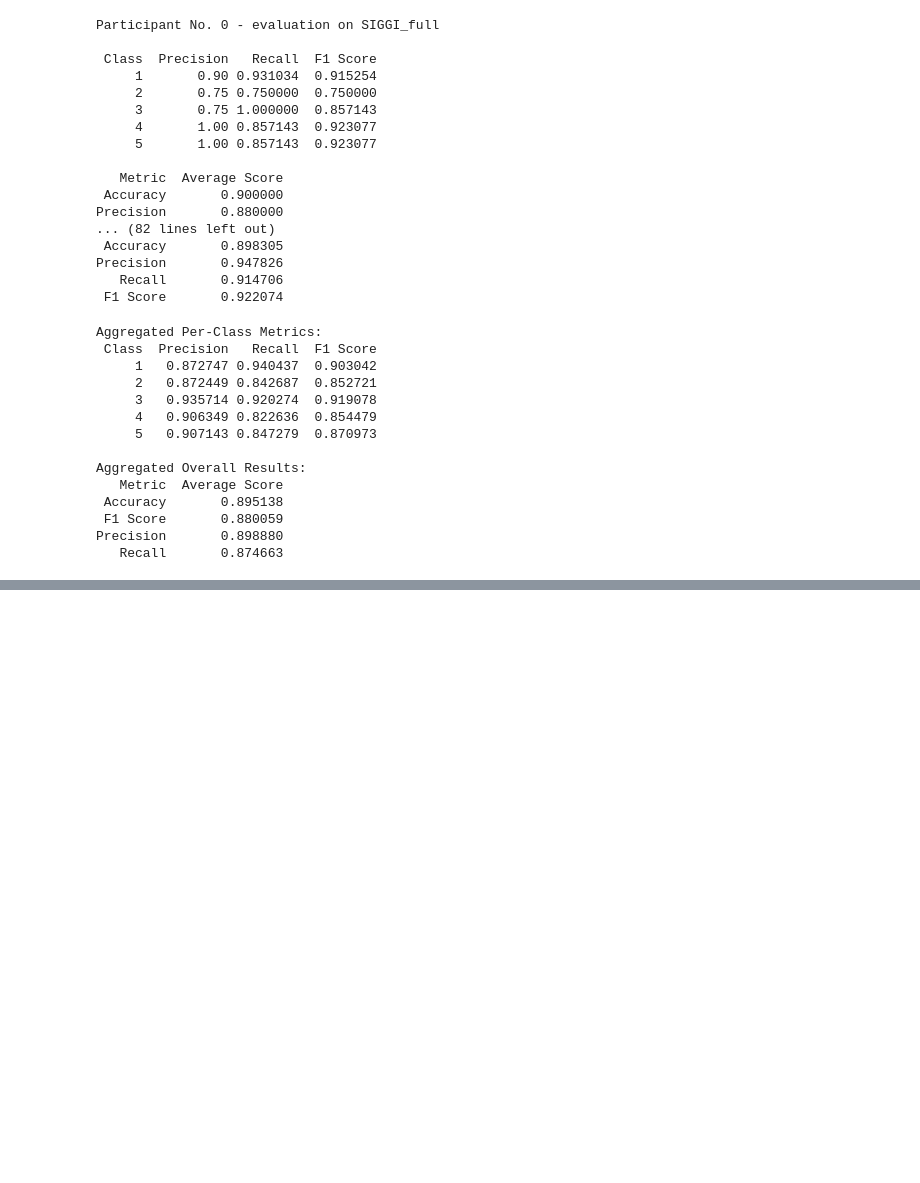
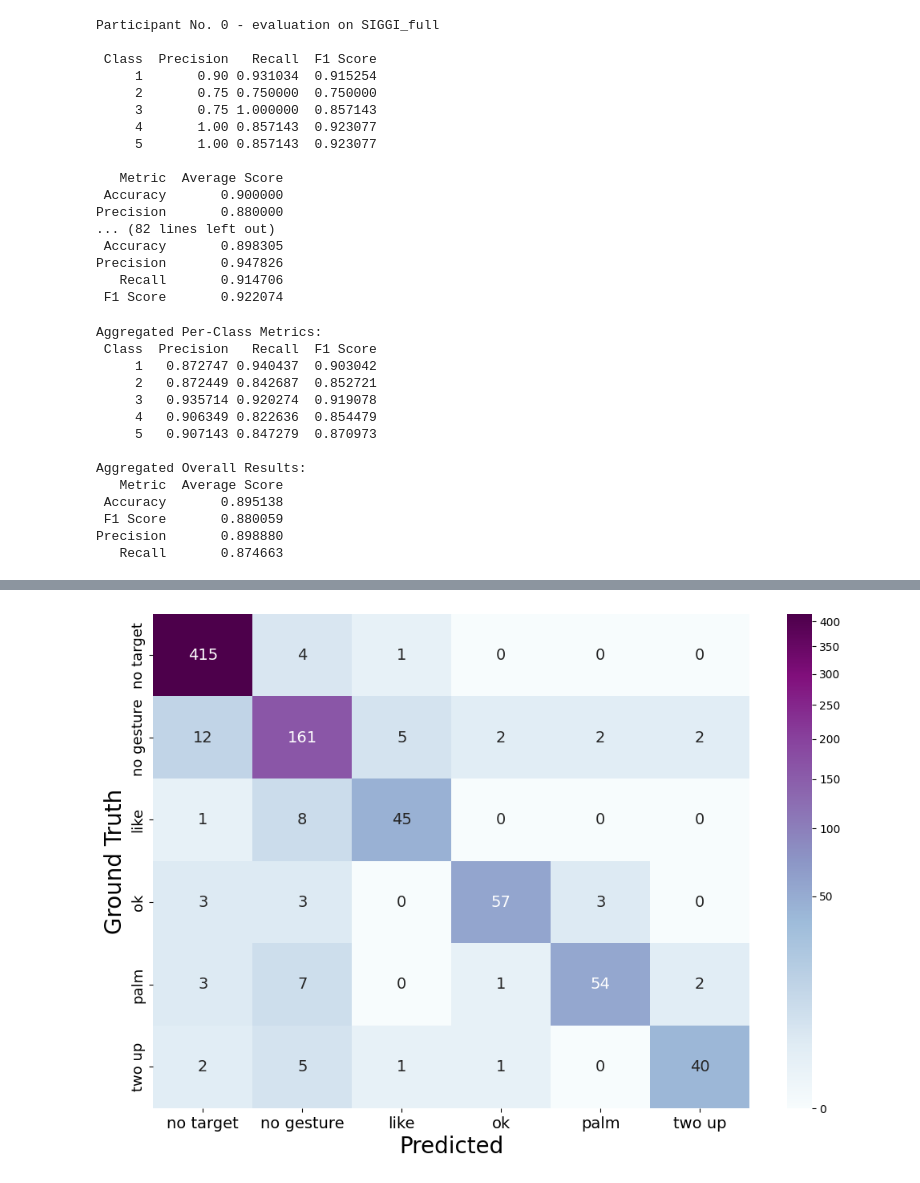
Before and after one commit to iza611/MSc_AI_final_project, a Jupyter notebook: evaluation/SIGGI_full.ipynb, the cells around one changed output, grey strips where cells are left out. Cells and saved outputs as stored; diff of their text form; code cells hidden in the pictures; blank space fills up the shorter version.

```diff
--- a/evaluation/SIGGI_full.ipynb
+++ b/evaluation/SIGGI_full.ipynb
@@ -295,0 +377,23 @@ Precision       0.898880
+# %%
+from matplotlib.colors import PowerNorm
+
+# change to class names
+category_names = {0: 'no target', 1: 'no gesture', 2: 'like', 3: 'ok', 4: 'palm', 5: 'two up'}
+
+# Create a custom normalization
+norm = PowerNorm(gamma=0.4, vmin=0, vmax=np.max(aggregated_cm))
+
+# Display the aggregated confusion matrix
+plt.figure(figsize=(12, 8))
+heatmap = sns.heatmap(aggregated_cm, annot=True, fmt='d', cmap='BuPu', norm=norm,
+                      annot_kws={"size": 14},
+                      xticklabels=[category_names.get(i, i) for i in range(aggregated_cm.shape[1])],
+                      yticklabels=[category_names.get(i, i) for i in range(aggregated_cm.shape[0])])
+# plt.title('Aggregated Confusion Matrix for All Participants (Custom Color Map)', fontsize=18)
+plt.xlabel('Predicted', fontsize=20)
+plt.ylabel('Ground Truth', fontsize=20)
+heatmap.set_xticklabels(heatmap.get_xticklabels(), fontsize=14)
+heatmap.set_yticklabels(heatmap.get_yticklabels(), fontsize=13)
+plt.show()
+# %% [output]
+[figure, added]
```
Also changed, not shown: parts of 1 cell of this notebook, 1 other file.
